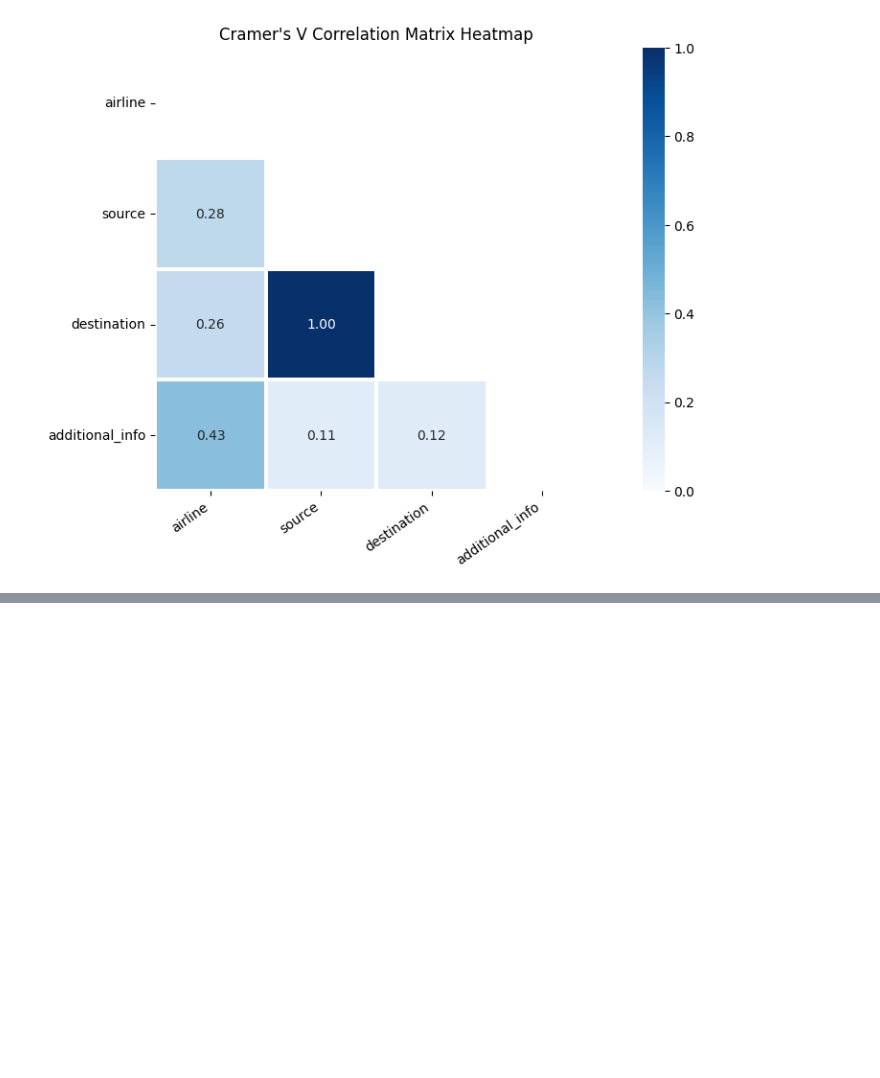
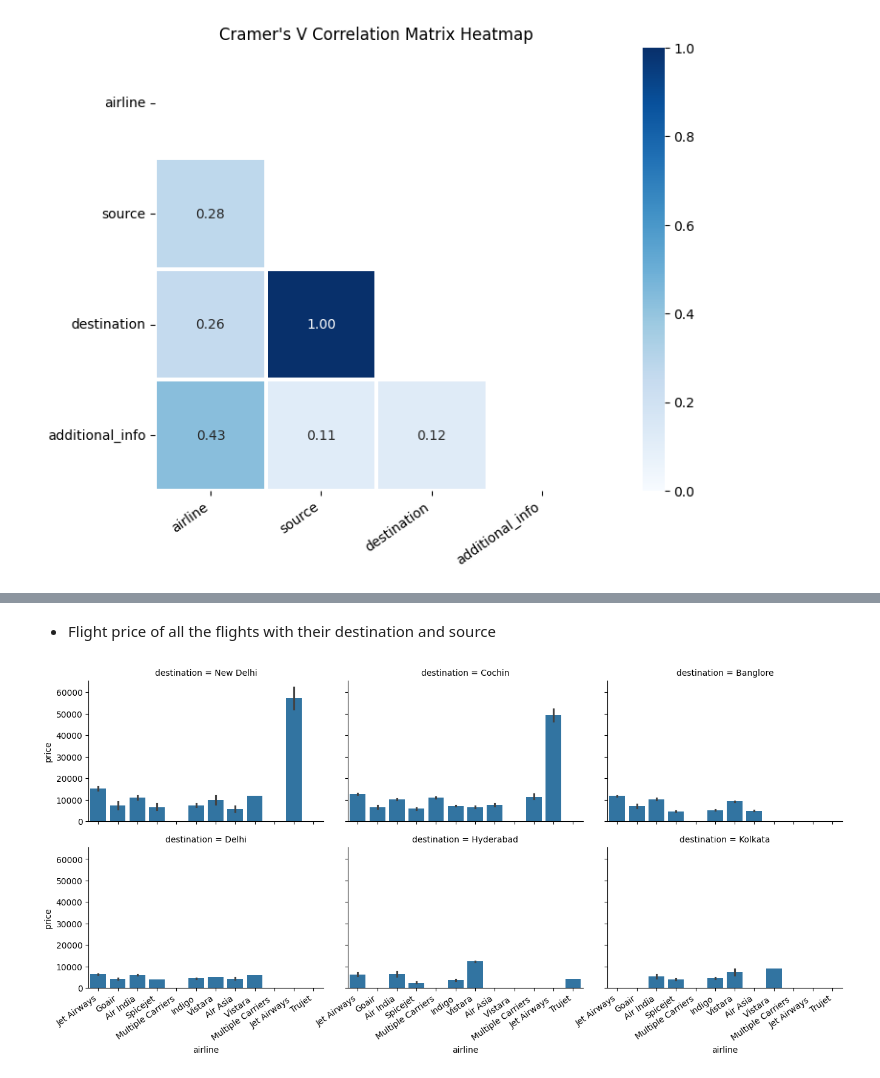
Before and after one commit to nomanmazharr/eda-with-sagemaker, a Jupyter notebook: notebooks/eda.ipynb, the cells around one changed output, grey strips where cells are left out. Saved outputs shown, nothing was run; the diff lists cells and outputs as text; code cells hidden in the pictures; blank space fills up the shorter version.

```diff
--- a/notebooks/eda.ipynb
+++ b/notebooks/eda.ipynb
@@ -176,0 +293,17 @@ eda_helper_functions.cramersV_heatmap(train)
+# %% [markdown]
+- Flight price of all the flights with their destination and source
+# %%
+grid = sns.FacetGrid(
+    train,
+    col = 'destination',
+    col_wrap=3,
+    aspect=1.5
+
+    # sharey=True
+)
+grid.map(sns.barplot,'airline', 'price', order=train.airline.unique())
+
+for ax in grid.axes[3:]:
+    eda_helper_functions.rotate_xlabels(ax)
+# %% [output]
+[figure, added]
```
Also changed, not shown: parts of 20 cells of this notebook.
